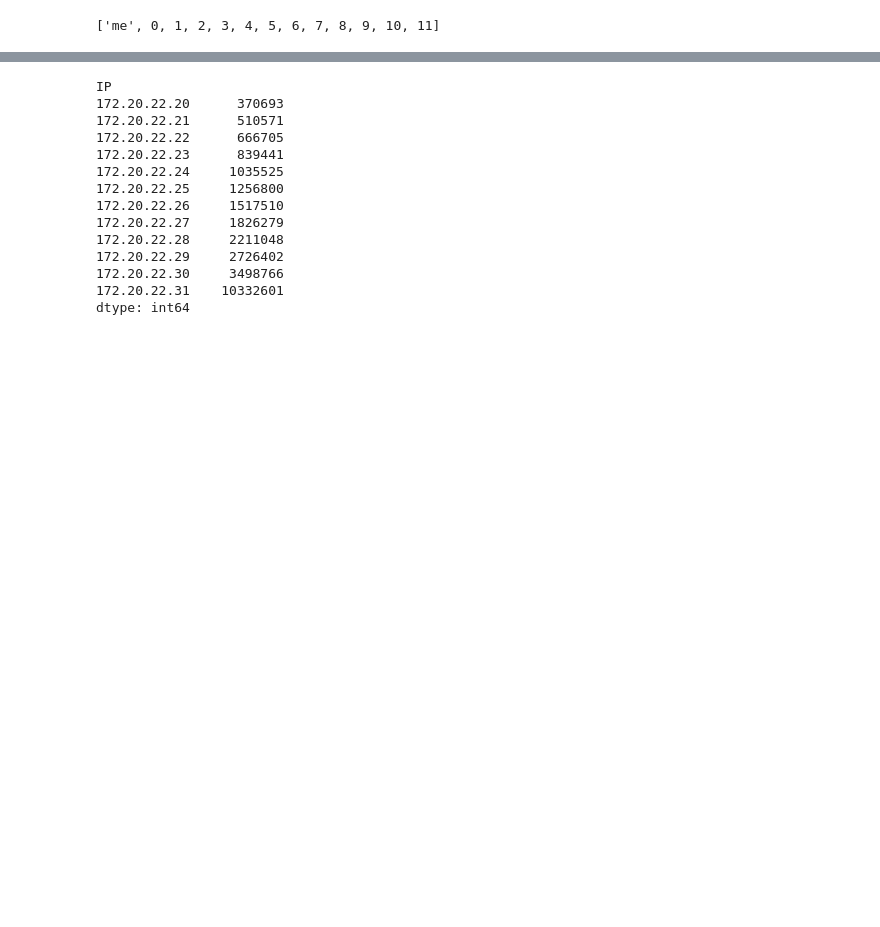
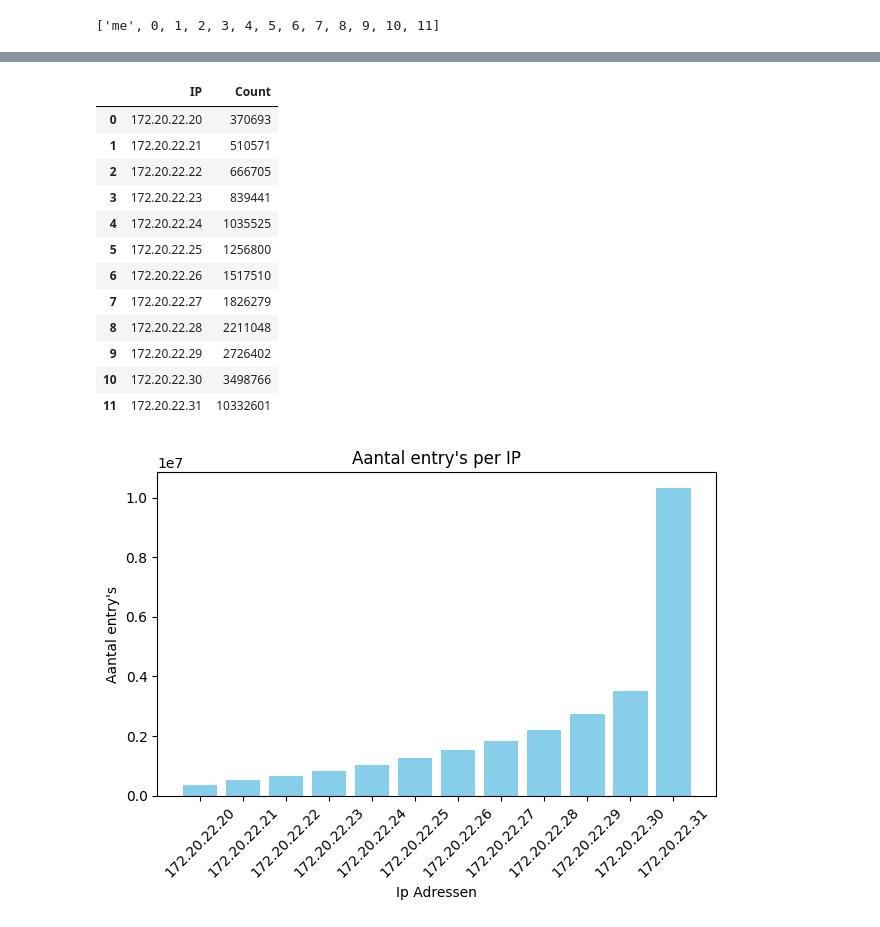
Before and after one commit to JelleWierenga/Log-file-analyser, a Jupyter notebook: src/Analyse_Data.ipynb, the cells around one changed output, grey strips where cells are left out. Cells and saved outputs as stored; diff of their text form; code cells hidden in the pictures; blank space fills up the shorter version.

Commit message:
added some more data manipulation things and 1 plot

```diff
--- a/src/Analyse_Data.ipynb
+++ b/src/Analyse_Data.ipynb
@@ -271,17 +240,28 @@ nx.draw(G, with_labels=True, labels=ip_dict)
 # %%
-test.groupby("IP").size()
+ip_counts = test.groupby("IP").size().reset_index(name='Count')
+ip_counts
 # %% [output]
-IP
-172.20.22.20      370693
-172.20.22.21      510571
-172.20.22.22      666705
-172.20.22.23      839441
-172.20.22.24     1035525
-172.20.22.25     1256800
-172.20.22.26     1517510
-172.20.22.27     1826279
-172.20.22.28     2211048
-172.20.22.29     2726402
-172.20.22.30     3498766
-172.20.22.31    10332601
-dtype: int64
+|  | IP | Count |
+| 0 | 172.20.22.20 | 370693 |
+| 1 | 172.20.22.21 | 510571 |
+| 2 | 172.20.22.22 | 666705 |
+| 3 | 172.20.22.23 | 839441 |
+| 4 | 172.20.22.24 | 1035525 |
+| 5 | 172.20.22.25 | 1256800 |
+| 6 | 172.20.22.26 | 1517510 |
+| 7 | 172.20.22.27 | 1826279 |
+| 8 | 172.20.22.28 | 2211048 |
+| 9 | 172.20.22.29 | 2726402 |
+| 10 | 172.20.22.30 | 3498766 |
+| 11 | 172.20.22.31 | 10332601 |
+# %%
+fig, ax = plt.subplots()
+ax.bar(ip_counts['IP'], ip_counts['Count'], label = ip_counts['IP'].tolist(), color="skyblue")
+plt.xticks(rotation=45)
+ax.set_xlabel("Ip Adressen")
+ax.set_ylabel("Aantal entry's")
+ax.set_title("Aantal entry's per IP")
+plt.tight_layout()
+plt.show()
+# %% [output]
+[figure, added]
```
Also changed, not shown: parts of 14 cells of this notebook.
